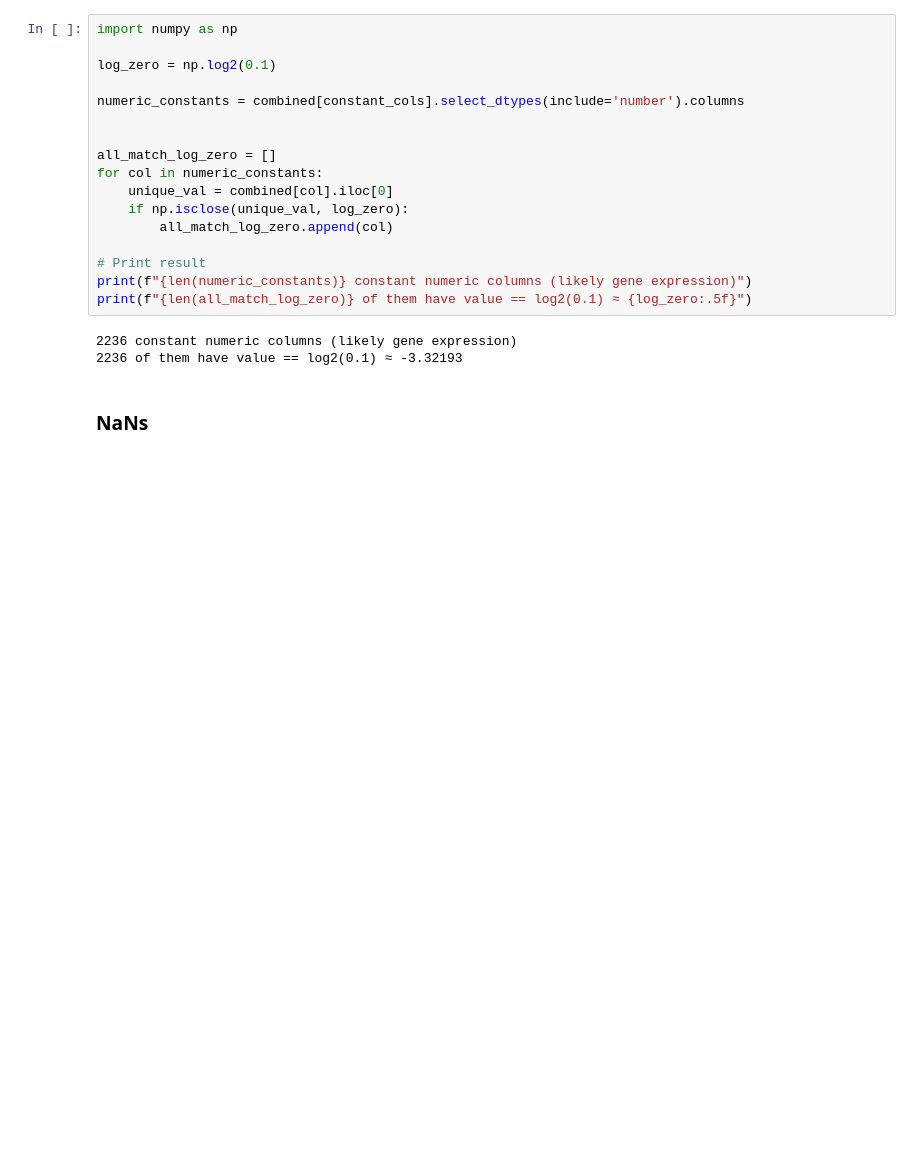
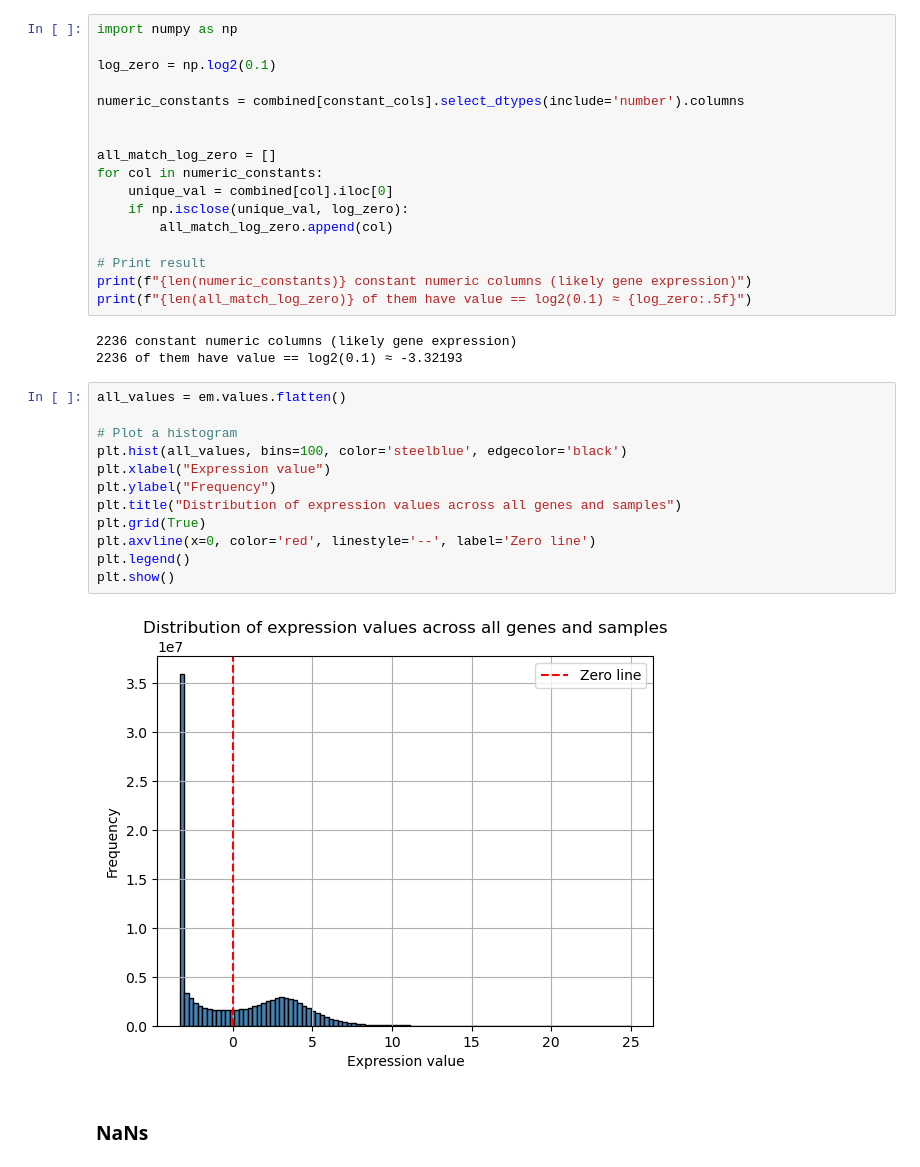
Before and after one commit to starshrimp/bioinformatics-tool, a Jupyter notebook: analysis/data_preparation.ipynb, the cells around one changed output. Saved outputs shown, nothing was run; the diff lists cells and outputs as text; blank space fills up the shorter version.

```diff
--- a/analysis/data_preparation.ipynb
+++ b/analysis/data_preparation.ipynb
@@ -165,6 +165,20 @@ print(f"{len(all_match_log_zero)} of them have value == log2(0.1) ≈ {log_zero:
 # %% [output]
 2236 constant numeric columns (likely gene expression)
 2236 of them have value == log2(0.1) ≈ -3.32193
+# %%
+all_values = em.values.flatten()
+
+# Plot a histogram
+plt.hist(all_values, bins=100, color='steelblue', edgecolor='black')
+plt.xlabel("Expression value")
+plt.ylabel("Frequency")
+plt.title("Distribution of expression values across all genes and samples")
+plt.grid(True)
+plt.axvline(x=0, color='red', linestyle='--', label='Zero line')
+plt.legend()
+plt.show()
+# %% [output]
+[figure, added]
 # %% [markdown]
 ### NaNs
 # %%
```
Also changed, not shown: parts of 34 cells of this notebook, 1 other file.
